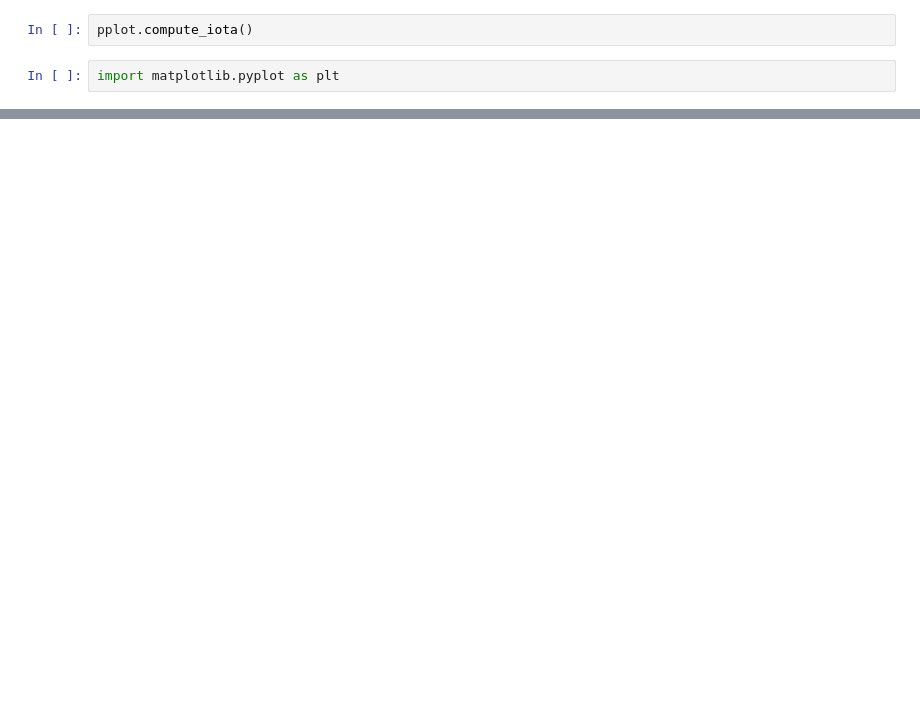
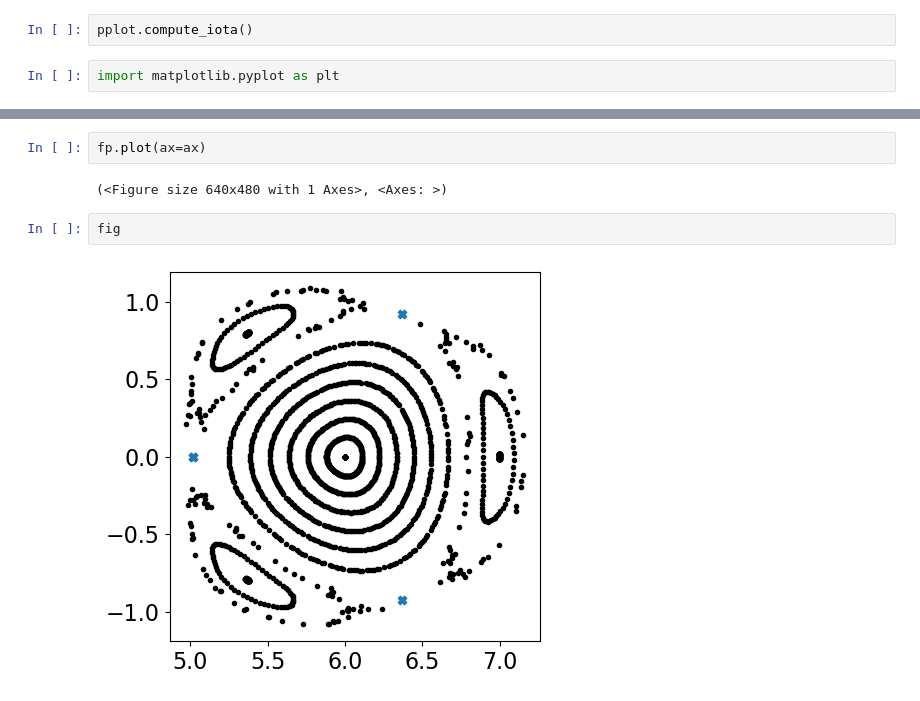
Before and after one commit to Akitzu/pyoculus, a Jupyter notebook: examples/toybox_ha.ipynb, the cells around one changed output, grey strips where cells are left out. Drawn from its saved outputs; the diff is of its cells as text; blank space fills up the shorter version.

```diff
--- a/examples/toybox_ha.ipynb
+++ b/examples/toybox_ha.ipynb
@@ -66,0 +74,8 @@ plt.plot(np.linalg.norm(pplot.xs, axis=1), 1 / pplot.iota)
+# %%
+fp.plot(ax=ax)
+# %% [output]
+(<Figure size 640x480 with 1 Axes>, <Axes: >)
+# %%
+fig
+# %% [output]
+[figure, added]
```
Also changed, not shown: parts of 13 cells of this notebook, 2 other files.
